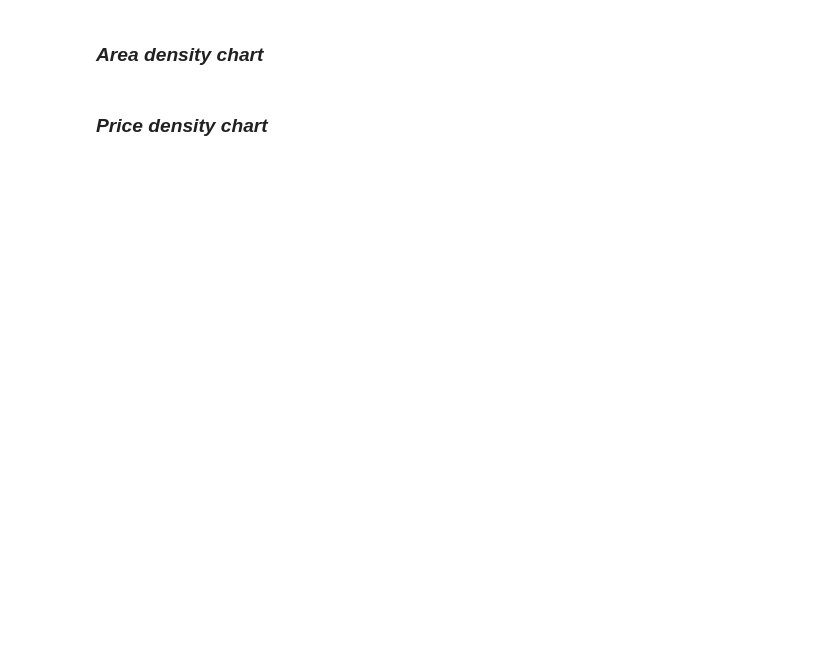
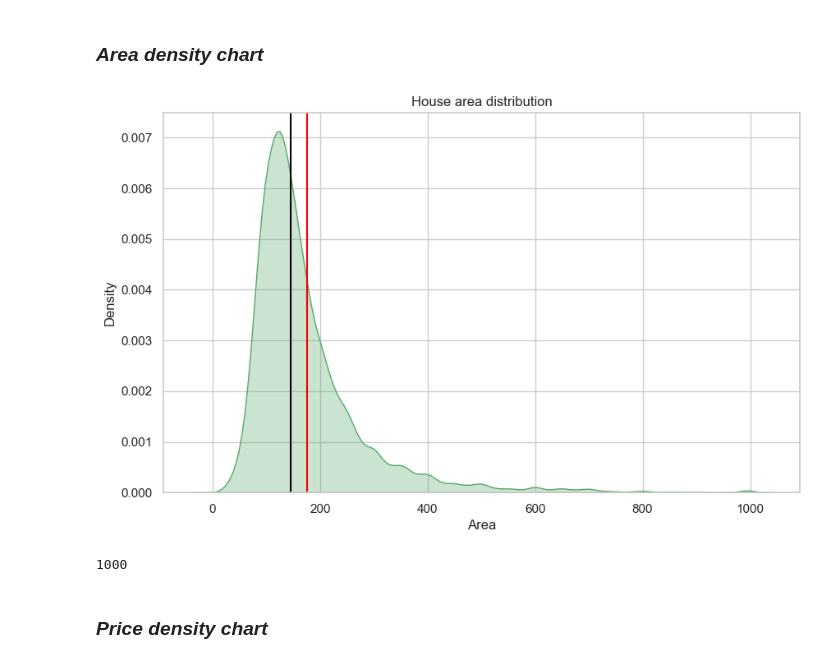
Before and after one commit to katwarwas/house_price_in_poland-jn, a Jupyter notebook: House prices in Poland.ipynb, the cells around one changed output. Saved outputs shown, nothing was run; the diff lists cells and outputs as text; code cells hidden in the pictures; blank space fills up the shorter version.

```diff
--- a/House prices in Poland.ipynb
+++ b/House prices in Poland.ipynb
@@ -182,5 +219,5 @@ import matplotlib.pyplot as plt
 # %% [markdown]
 ### *Data loading*
 # %%
-df = pd.read_csv('/houses_in_poland.csv')
+df = pd.read_csv('houses_in_poland.csv')
 print(df.head())
@@ -187,13 +238,21 @@ print(df.head())
 # %% [markdown]
 ### *Area density chart*
 # %%
+sns.set(style="whitegrid")
+plt.figure(figsize=(10, 6))
 sns.kdeplot(df['area'], color='g', fill=True, alpha=0.3)
 plt.axvline(df['area'].median(), color='black')
 plt.axvline(df['area'].mean(), color='red')
 plt.title('House area distribution')
 plt.xlabel('Area')
 plt.ylabel('Density')
 plt.show()
+# %% [output]
+[figure, added]
+# %%
+df['area'].max()
+# %% [output]
+1000
 # %% [markdown]
 ### *Price density chart*
 # %%
```
Also changed, not shown: parts of 10 cells of this notebook.
